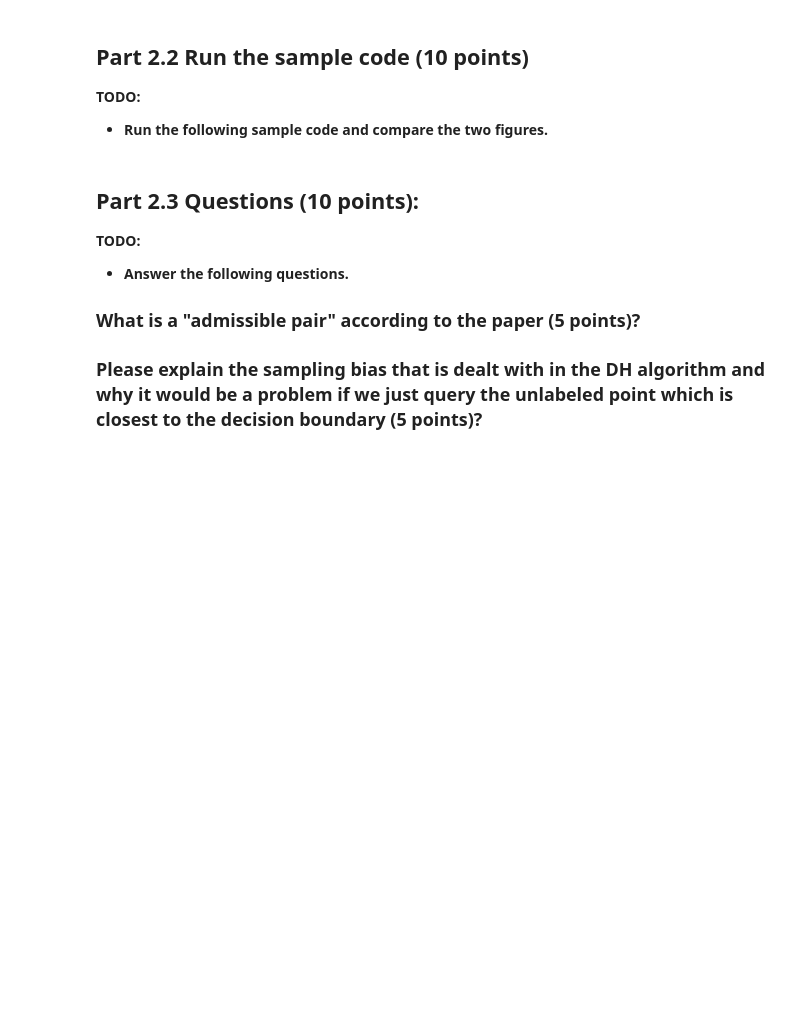
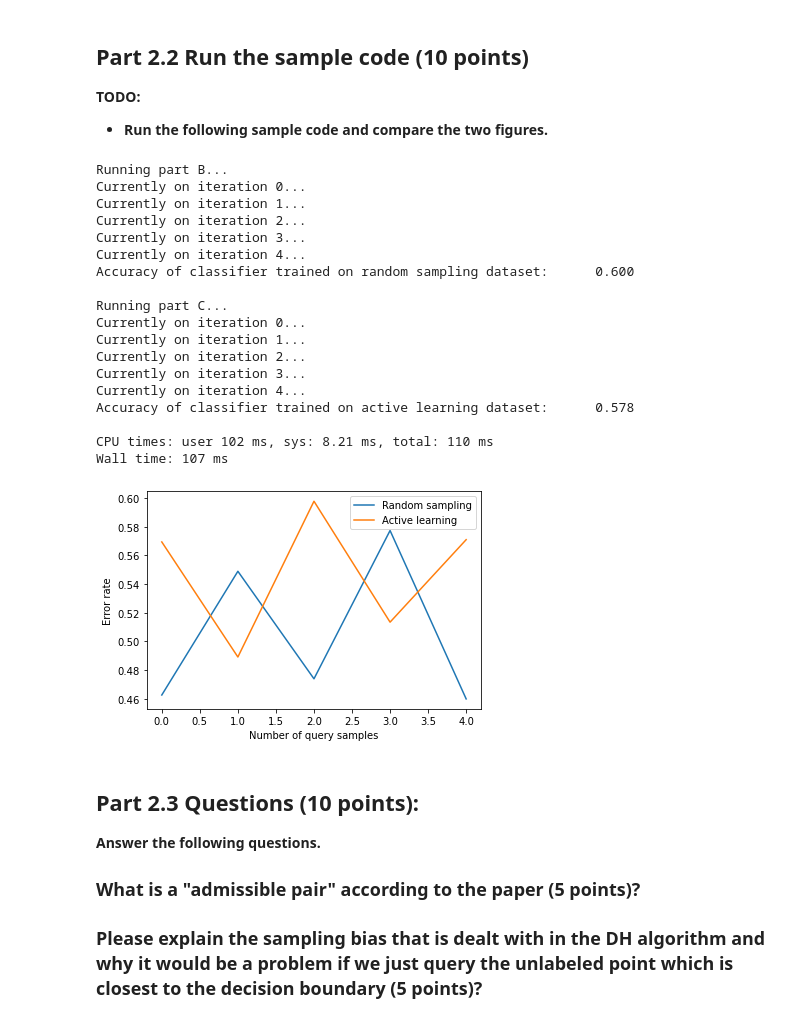
Before and after one commit to ryanquinnnelson/CMU-02750-Study-of-Type-2-Active-Learning-Algorithms, a Jupyter notebook: Q2_DH_ryann.ipynb, the cells around one changed output. Cells and saved outputs as stored; diff of their text form; code cells hidden in the pictures; blank space fills up the shorter version.

```diff
--- a/Q2_DH_ryann.ipynb
+++ b/Q2_DH_ryann.ipynb
@@ -208,6 +216,32 @@ for part in "bc":
+# %%
+%%time
+
+# run active learning
+BUDGET = 5
+for part in "bc":
+    call_DH(part,classifier,BUDGET,X_train, y_train, X_test, y_test)
+# %% [output]
+Running part B...
+Currently on iteration 0...
+Currently on iteration 1...
+Currently on iteration 2...
+Currently on iteration 3...
+Currently on iteration 4...
+Accuracy of classifier trained on random sampling dataset:      0.600
+
+Running part C...
+Currently on iteration 0...
+Currently on iteration 1...
+Currently on iteration 2...
+Currently on iteration 3...
+Currently on iteration 4...
+Accuracy of classifier trained on active learning dataset:      0.578
+
+CPU times: user 102 ms, sys: 8.21 ms, total: 110 ms
+Wall time: 107 ms
+[figure, added]
 # %% [markdown]
 ## Part 2.3 Questions (10 points):
-**TODO:**
-- **Answer the following questions.**
+**Answer the following questions.**
 ### What is a "admissible pair" according to the paper (5 points)?
 ### Please explain the sampling bias that is dealt with in the DH algorithm and why it would be a problem if we just query the unlabeled point which is closest to the decision boundary (5 points)?
```
Also changed, not shown: parts of 8 cells of this notebook, 2 other files.
